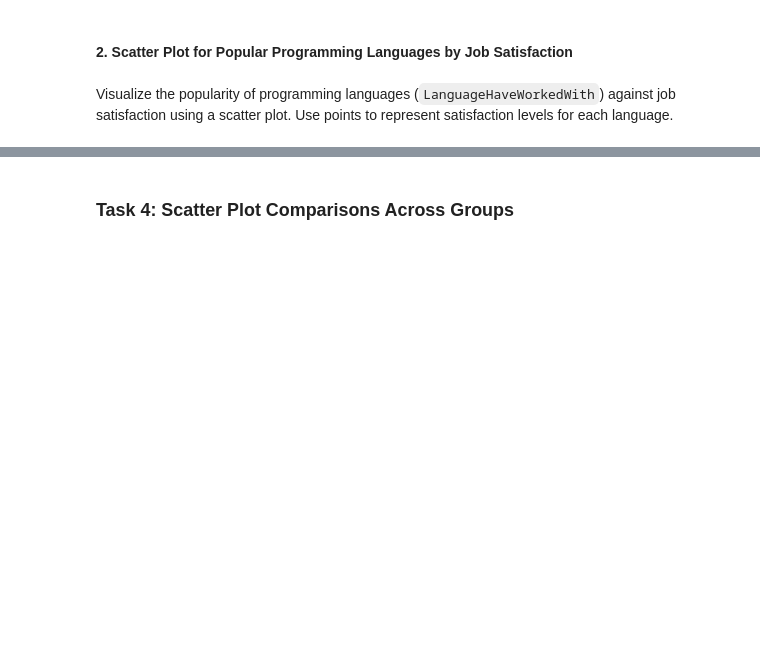
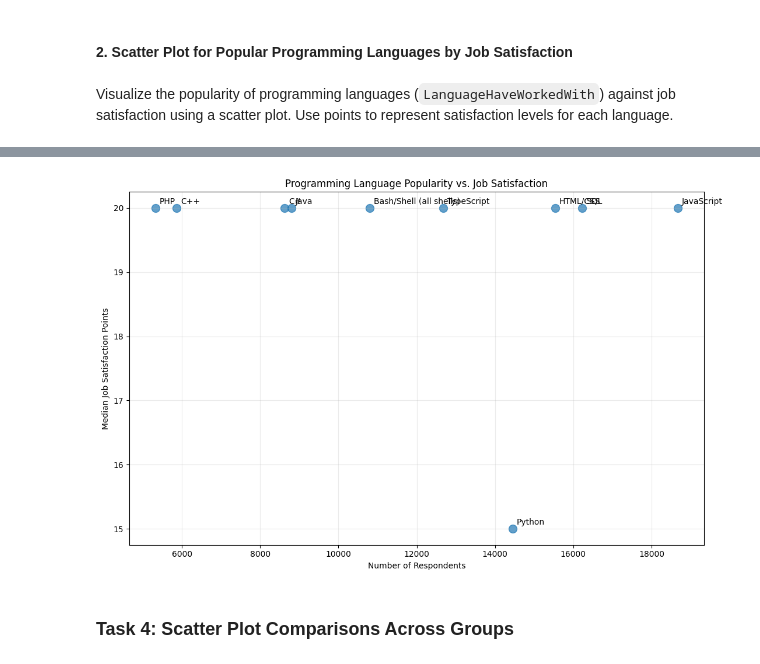
Before and after one commit to Ljara20/Data-Analyst-IBM-Certificate, a Jupyter notebook: Course9-(Capstone-Project)/Module4(Data-visualization)/Lab 16 -Scatter Plot-v1.ipynb, the cells around one changed output, grey strips where cells are left out. Cells and saved outputs as stored; diff of their text form; code cells hidden in the pictures; blank space fills up the shorter version.

```diff
--- a/Course9-(Capstone-Project)/Module4(Data-visualization)/Lab 16 -Scatter Plot-v1.ipynb
+++ b/Course9-(Capstone-Project)/Module4(Data-visualization)/Lab 16 -Scatter Plot-v1.ipynb
@@ -432,0 +431,79 @@ Visualize the popularity of programming languages (`LanguageHaveWorkedWith`) aga
+# %%
+# Programming Languages vs Job Satisfaction
+
+lang_sat = df[
+    ["LanguageHaveWorkedWith", "JobSatPoints_6"]
+].copy()
+
+lang_sat["JobSatPoints_6"] = pd.to_numeric(
+    lang_sat["JobSatPoints_6"],
+    errors="coerce"
+)
+
+lang_sat = lang_sat.dropna()
+
+# Separate multiple languages
+lang_sat["LanguageHaveWorkedWith"] = (
+    lang_sat["LanguageHaveWorkedWith"].str.split(";")
+)
+
+lang_sat = lang_sat.explode(
+    "LanguageHaveWorkedWith",
+    ignore_index=True
+)
+
+lang_sat["LanguageHaveWorkedWith"] = (
+    lang_sat["LanguageHaveWorkedWith"].str.strip()
+)
+
+# Top 10 languages by popularity
+top_languages = (
+    lang_sat["LanguageHaveWorkedWith"]
+    .value_counts()
+    .head(10)
+    .index
+)
+
+lang_top = lang_sat[
+    lang_sat["LanguageHaveWorkedWith"].isin(top_languages)
+]
+
+# Aggregate popularity and satisfaction
+language_summary = (
+    lang_top
+    .groupby("LanguageHaveWorkedWith")
+    .agg(
+        Respondents=("JobSatPoints_6", "count"),
+        MedianSatisfaction=("JobSatPoints_6", "median")
+    )
+    .sort_values("Respondents", ascending=False)
+)
+
+display(language_summary)
+
+# Scatter plot
+plt.figure(figsize=(11, 7))
+
+plt.scatter(
+    language_summary["Respondents"],
+    language_summary["MedianSatisfaction"],
+    s=100,
+    alpha=0.7
+)
+
+for language, row in language_summary.iterrows():
+    plt.annotate(
+        language,
+        (row["Respondents"], row["MedianSatisfaction"]),
+        xytext=(5, 5),
+        textcoords="offset points"
+    )
+
+plt.title("Programming Language Popularity vs. Job Satisfaction")
+plt.xlabel("Number of Respondents")
+plt.ylabel("Median Job Satisfaction Points")
+
+plt.grid(alpha=0.25)
+plt.tight_layout()
+plt.show()
+# %% [output]
@@ -433,3 +522,4 @@ Visualize the popularity of programming languages (`LanguageHaveWorkedWith`) aga
+[figure, added]
 # %% [markdown]
 ### Task 4: Scatter Plot Comparisons Across Groups
 # %% [markdown]
```
Also changed, not shown: parts of 6 cells of this notebook.
